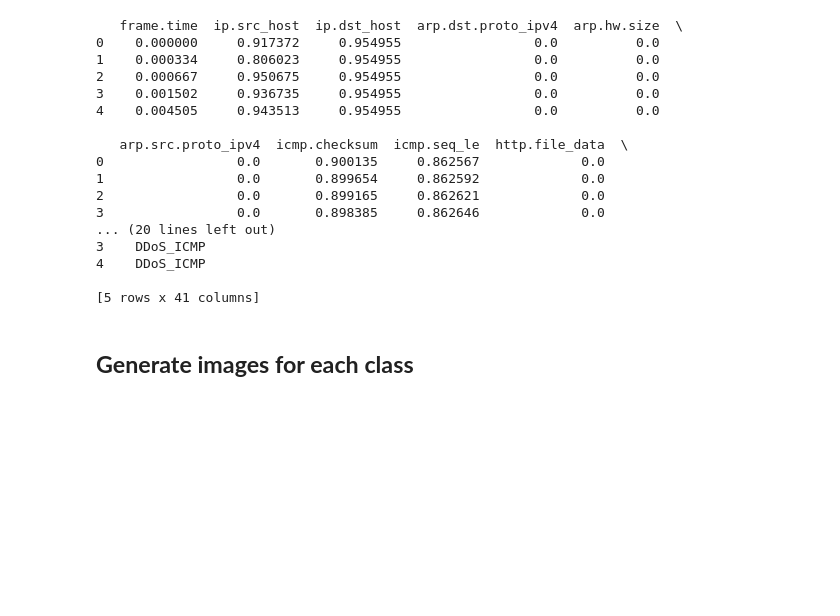
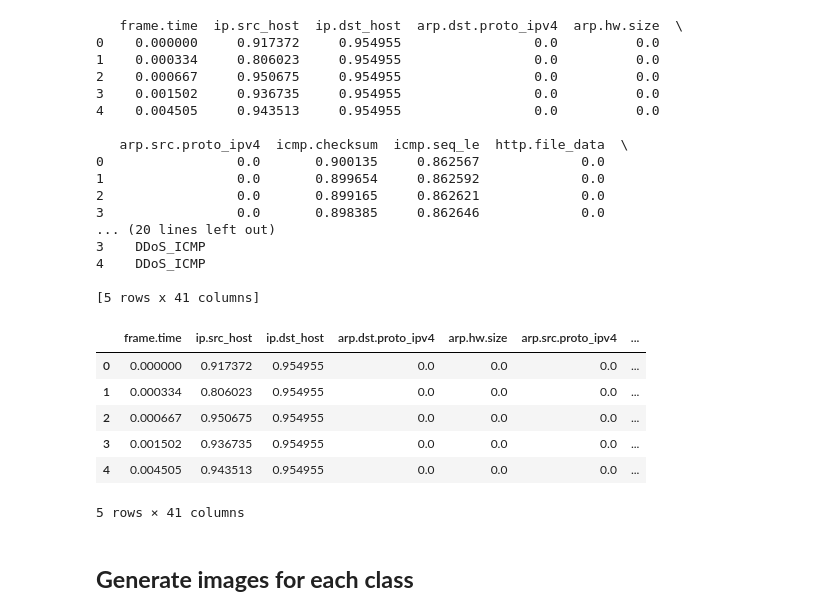
Before and after one commit to douniagh/MyApplication-, a Jupyter notebook: DeepLearning1.ipynb, the cells around one changed output. Saved outputs shown, nothing was run; the diff lists cells and outputs as text; code cells hidden in the pictures; blank space fills up the shorter version.

```diff
--- a/DeepLearning1.ipynb
+++ b/DeepLearning1.ipynb
@@ -191,10 +167,18 @@ df.describe()
 # %%
 import pandas as pd
 
 # Define the file path
-file_path = '/content/drive/MyDrive/dlscaled.csv'
+file_path = '/content/drive/MyDrive/dl_scaled.csv'
 
 df = pd.read_csv(file_path,low_memory= False)
 df.head()
+# %% [output]
+|  | frame.time | ip.src_host | ip.dst_host | arp.dst.proto_ipv4 | arp.hw.size | arp.src.proto_ipv4 | ... |
+| 0 | 0.000000 | 0.917372 | 0.954955 | 0.0 | 0.0 | 0.0 | ... |
+| 1 | 0.000334 | 0.806023 | 0.954955 | 0.0 | 0.0 | 0.0 | ... |
+| 2 | 0.000667 | 0.950675 | 0.954955 | 0.0 | 0.0 | 0.0 | ... |
+| 3 | 0.001502 | 0.936735 | 0.954955 | 0.0 | 0.0 | 0.0 | ... |
+| 4 | 0.004505 | 0.943513 | 0.954955 | 0.0 | 0.0 | 0.0 | ... |
+5 rows × 41 columns
 # %% [markdown]
 ## **Generate images for each class**
```
Also changed, not shown: parts of 11 cells of this notebook.
